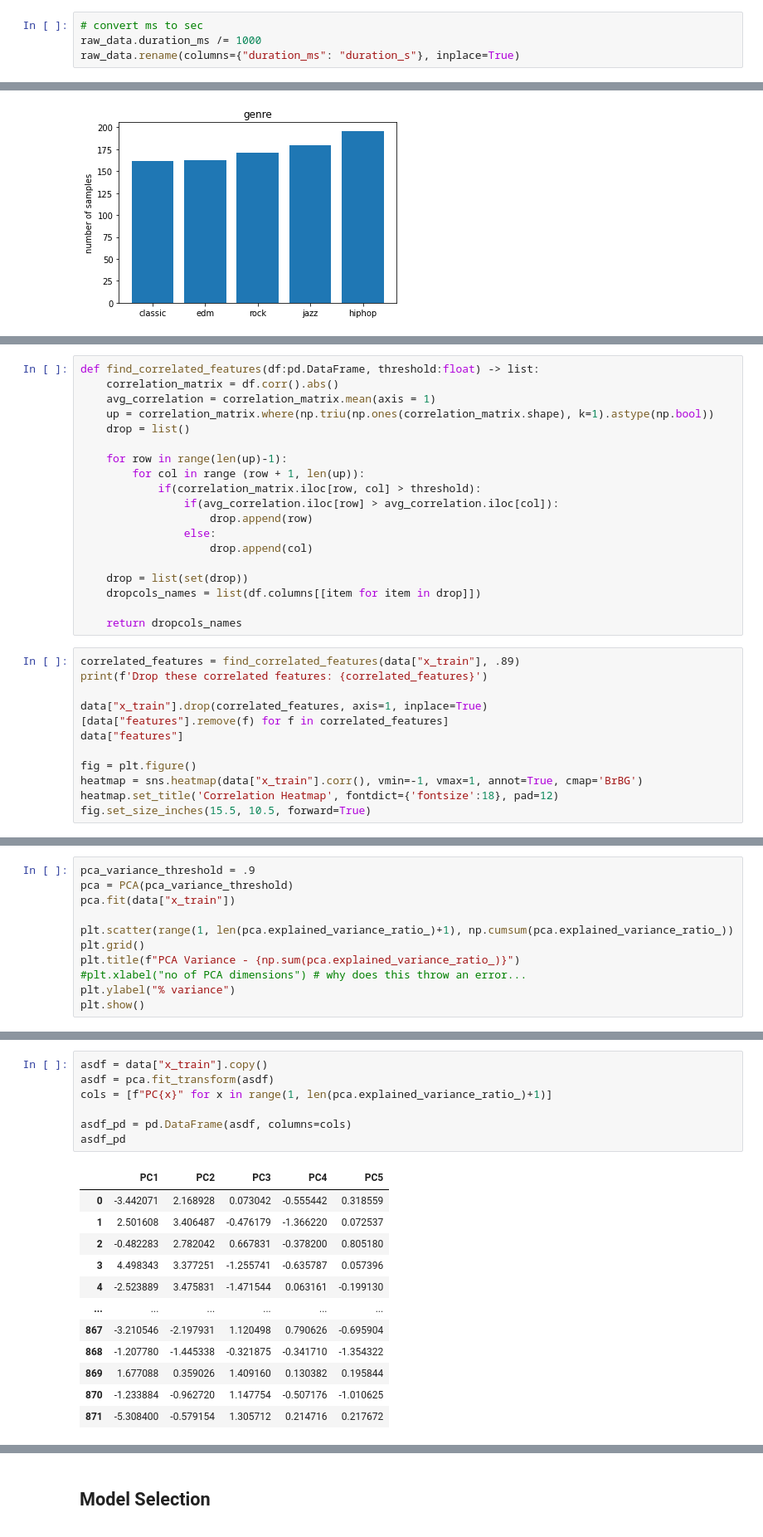
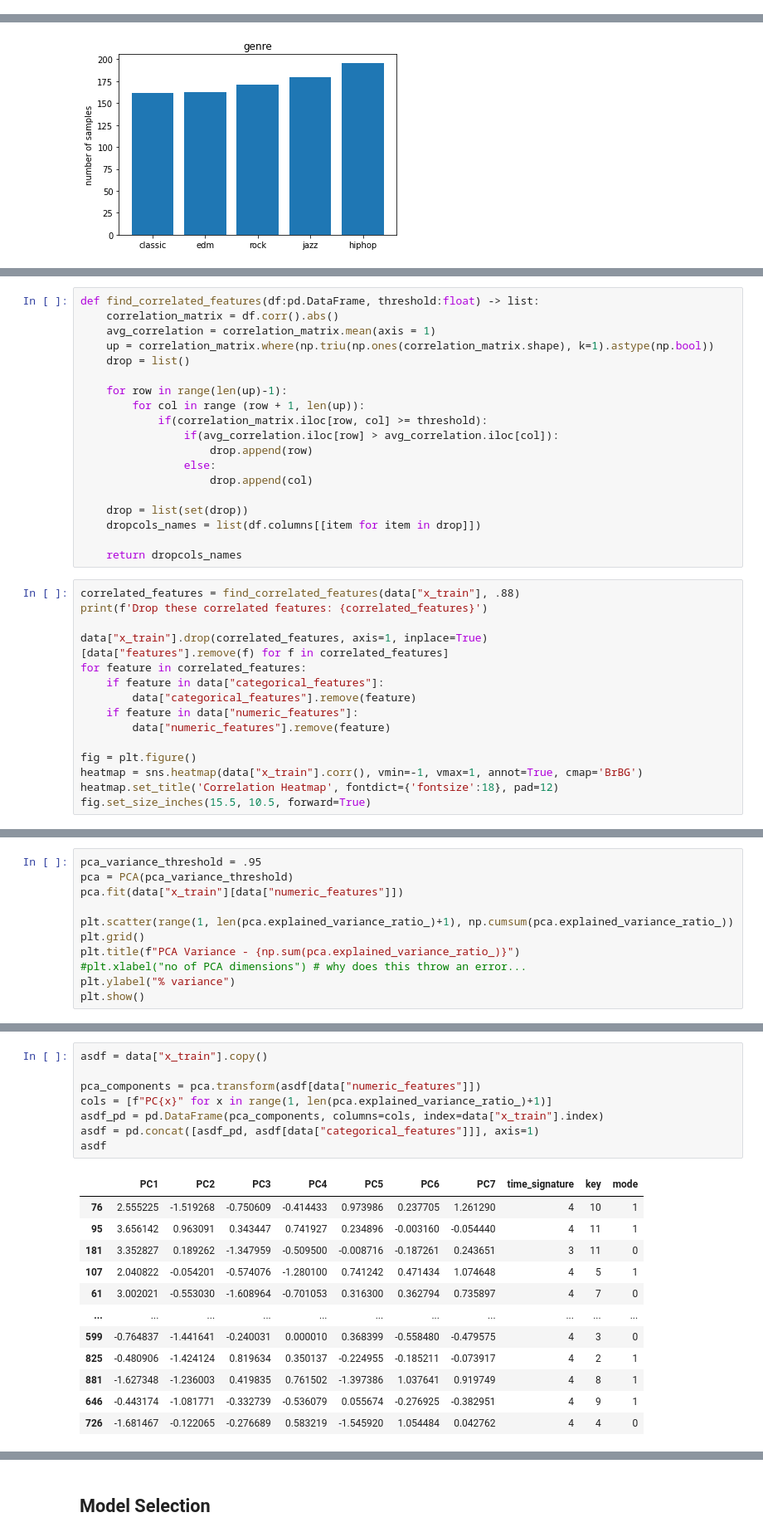
Before and after one commit to ReneH98/ml-spotify, a Jupyter notebook: src/ml_workflow/rene.ipynb, the cells around one changed output, grey strips where cells are left out. Shown at 83% size. Drawn from its saved outputs; the diff is of its cells as text.

```diff
--- a/src/ml_workflow/rene.ipynb
+++ b/src/ml_workflow/rene.ipynb
@@ -89,10 +89,6 @@ Data columns (total 14 columns):
  13  genre             1515 non-null   object
 dtypes: float64(9), int64(4), object(1)
 memory usage: 165.8+ KB
-# %%
-# convert ms to sec
-raw_data.duration_ms /= 1000
-raw_data.rename(columns={"duration_ms": "duration_s"}, inplace=True)
 # %%
 # remove samples with key == -1
 befor = len(raw_data)
@@ -240,7 +236,7 @@ def find_correlated_features(df:pd.DataFrame, threshold:float) -> list:
 
     for row in range(len(up)-1):
         for col in range (row + 1, len(up)):
-            if(correlation_matrix.iloc[row, col] > threshold):
+            if(correlation_matrix.iloc[row, col] >= threshold):
                 if(avg_correlation.iloc[row] > avg_correlation.iloc[col]):
                     drop.append(row)
                 else:
@@ -251,12 +247,16 @@ def find_correlated_features(df:pd.DataFrame, threshold:float) -> list:
 
     return dropcols_names
 # %%
-correlated_features = find_correlated_features(data["x_train"], .89)
+correlated_features = find_correlated_features(data["x_train"], .88)
 print(f'Drop these correlated features: {correlated_features}')
 
 data["x_train"].drop(correlated_features, axis=1, inplace=True)
 [data["features"].remove(f) for f in correlated_features]
-data["features"]
+for feature in correlated_features:
+    if feature in data["categorical_features"]:
+        data["categorical_features"].remove(feature)
+    if feature in data["numeric_features"]:
+        data["numeric_features"].remove(feature)
 
 fig = plt.figure()
 heatmap = sns.heatmap(data["x_train"].corr(), vmin=-1, vmax=1, annot=True, cmap='BrBG')
@@ -291,7 +276,7 @@ sns.pairplot(data=train_combined, hue="genre")
 # %%
-pca_variance_threshold = .9
+pca_variance_threshold = .95
 pca = PCA(pca_variance_threshold)
-pca.fit(data["x_train"])
+pca.fit(data["x_train"][data["numeric_features"]])
 
 plt.scatter(range(1, len(pca.explained_variance_ratio_)+1), np.cumsum(pca.explained_variance_ratio_))
 plt.grid()
@@ -304,20 +289,21 @@ plt.show()
 # %%
 asdf = data["x_train"].copy()
-asdf = pca.fit_transform(asdf)
+
+pca_components = pca.transform(asdf[data["numeric_features"]])
 cols = [f"PC{x}" for x in range(1, len(pca.explained_variance_ratio_)+1)]
-
-asdf_pd = pd.DataFrame(asdf, columns=cols)
-asdf_pd
+asdf_pd = pd.DataFrame(pca_components, columns=cols, index=data["x_train"].index)
+asdf = pd.concat([asdf_pd, asdf[data["categorical_features"]]], axis=1)
+asdf
 # %% [output]
-|  | PC1 | PC2 | PC3 | PC4 | PC5 |
-| 0 | -3.442071 | 2.168928 | 0.073042 | -0.555442 | 0.318559 |
-| 1 | 2.501608 | 3.406487 | -0.476179 | -1.366220 | 0.072537 |
-| 2 | -0.482283 | 2.782042 | 0.667831 | -0.378200 | 0.805180 |
-| 3 | 4.498343 | 3.377251 | -1.255741 | -0.635787 | 0.057396 |
-| 4 | -2.523889 | 3.475831 | -1.471544 | 0.063161 | -0.199130 |
-| ... | ... | ... | ... | ... | ... |
-| 867 | -3.210546 | -2.197931 | 1.120498 | 0.790626 | -0.695904 |
-| 868 | -1.207780 | -1.445338 | -0.321875 | -0.341710 | -1.354322 |
-| 869 | 1.677088 | 0.359026 | 1.409160 | 0.130382 | 0.195844 |
-| 870 | -1.233884 | -0.962720 | 1.147754 | -0.507176 | -1.010625 |
-| 871 | -5.308400 | -0.579154 | 1.305712 | 0.214716 | 0.217672 |
+|  | PC1 | PC2 | PC3 | PC4 | PC5 | PC6 | PC7 | time_signature | key | mode |
+| 76 | 2.555225 | -1.519268 | -0.750609 | -0.414433 | 0.973986 | 0.237705 | 1.261290 | 4 | 10 | 1 |
+| 95 | 3.656142 | 0.963091 | 0.343447 | 0.741927 | 0.234896 | -0.003160 | -0.054440 | 4 | 11 | 1 |
+| 181 | 3.352827 | 0.189262 | -1.347959 | -0.509500 | -0.008716 | -0.187261 | 0.243651 | 3 | 11 | 0 |
+| 107 | 2.040822 | -0.054201 | -0.574076 | -1.280100 | 0.741242 | 0.471434 | 1.074648 | 4 | 5 | 1 |
+| 61 | 3.002021 | -0.553030 | -1.608964 | -0.701053 | 0.316300 | 0.362794 | 0.735897 | 4 | 7 | 0 |
+| ... | ... | ... | ... | ... | ... | ... | ... | ... | ... | ... |
+| 599 | -0.764837 | -1.441641 | -0.240031 | 0.000010 | 0.368399 | -0.558480 | -0.479575 | 4 | 3 | 0 |
+| 825 | -0.480906 | -1.424124 | 0.819634 | 0.350137 | -0.224955 | -0.185211 | -0.073917 | 4 | 2 | 1 |
+| 881 | -1.627348 | -1.236003 | 0.419835 | 0.761502 | -1.397386 | 1.037641 | 0.919749 | 4 | 8 | 1 |
+| 646 | -0.443174 | -1.081771 | -0.332739 | -0.536079 | 0.055674 | -0.276925 | -0.382951 | 4 | 9 | 1 |
+| 726 | -1.681467 | -0.122065 | -0.276689 | 0.583219 | -1.545920 | 1.054484 | 0.042762 | 4 | 4 | 0 |
```
Also changed, not shown: parts of 11 cells of this notebook, 1 other file.
